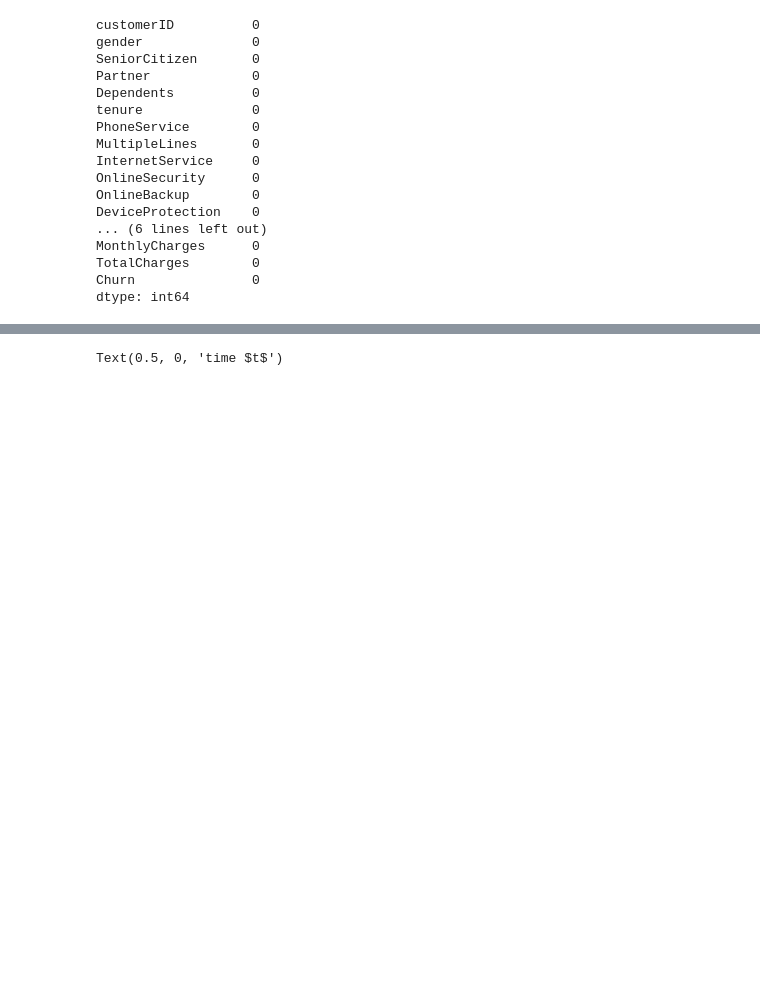
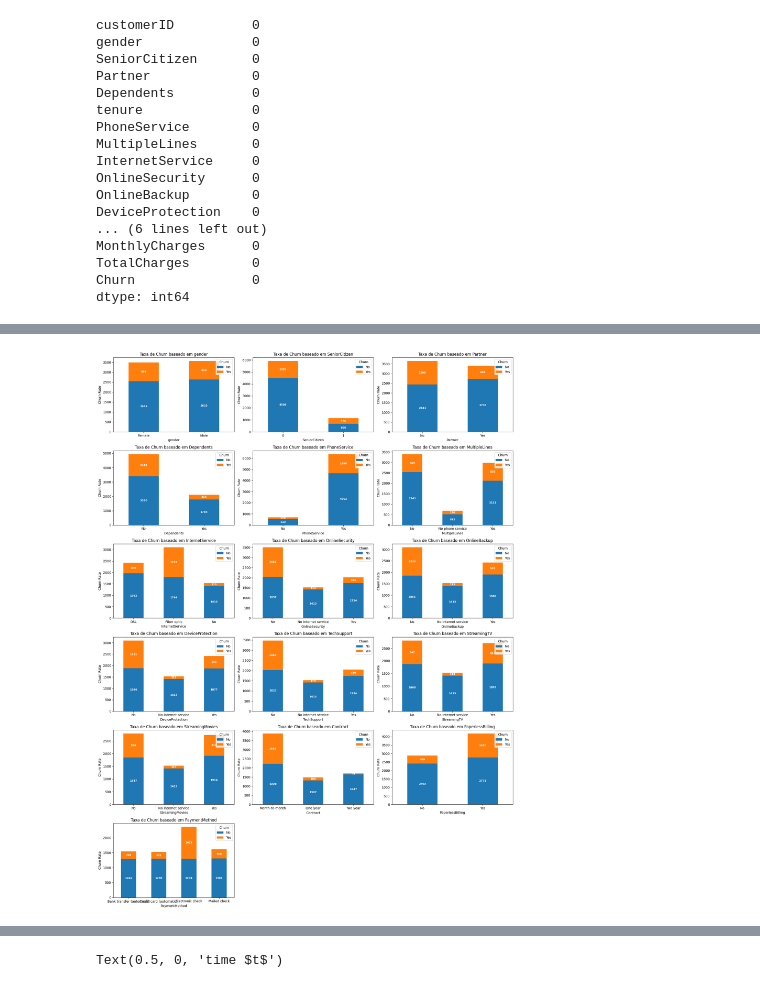
Before and after one commit to CristianoLNPinto/churn_telecom, a Jupyter notebook: notebooks/survival_analysis.ipynb, the cells around one changed output, grey strips where cells are left out. Cells and saved outputs as stored; diff of their text form; code cells hidden in the pictures; blank space fills up the shorter version.

```diff
--- a/notebooks/survival_analysis.ipynb
+++ b/notebooks/survival_analysis.ipynb
@@ -315,14 +347,0 @@ Existe um comportamento de churn mais intenso nos primeiros meses de contrato co
-# %%
-df_tenure_less_than_20 = df[df["tenure"]<=20]
-category_columns = df_tenure_less_than_20.select_dtypes(include="category").columns
-
-# Plot the distribution of categorical variables
-plt.figure(figsize=(18, 24))
-for i, column in enumerate(category_columns, 1):
-    plt.subplot(6, 3, i)
-    sns.countplot(data=df_tenure_less_than_20, x=column, hue=df_tenure_less_than_20["Churn"])
-    plt.title(column)
-    plt.xlabel("Valor")
-    plt.ylabel("Quantidade")
-plt.tight_layout()
-plt.show()
@@ -345,0 +387,34 @@ df_tenure_less_than_20[df_tenure_less_than_20["Churn"]=="Yes"].shape[0] / df[df[
+# %%
+category_columns = df.select_dtypes(include="category").columns
+
+# Plot churn rate based on each categorical variable
+plt.figure(figsize=(18, 24))
+
+for i, column in enumerate(category_columns[:-1], 1):
+    plt.subplot(6, 3, i)
+    churn_rate_by_category = df.groupby(
+        column)['Churn'].value_counts().unstack()
+    bar_plot = churn_rate_by_category.plot(
+        kind='bar', stacked=True, ax=plt.gca())
+
+    plt.title(f"Taxa de Churn baseado em {column}")
+    plt.xlabel(column)
+    plt.ylabel("Churn Rate")
+    plt.legend(title='Churn', loc='upper right')
+    plt.xticks(rotation=0)
+
+    # Adicionar os valores reais
+    for container in bar_plot.containers:
+        for bar in container:
+            height = bar.get_height()
+            width = bar.get_width()
+            x = bar.get_x()
+            y = bar.get_y()
+            value = int(height)
+            plt.annotate(value, (x + width / 2, y + height / 2),
+                         ha='center', va='center', color='white', fontsize=8, fontweight='bold')
+
+plt.tight_layout()
+plt.show()
+# %% [output]
+[figure, added]
```
Also changed, not shown: parts of 66 cells of this notebook, 2 other files.
